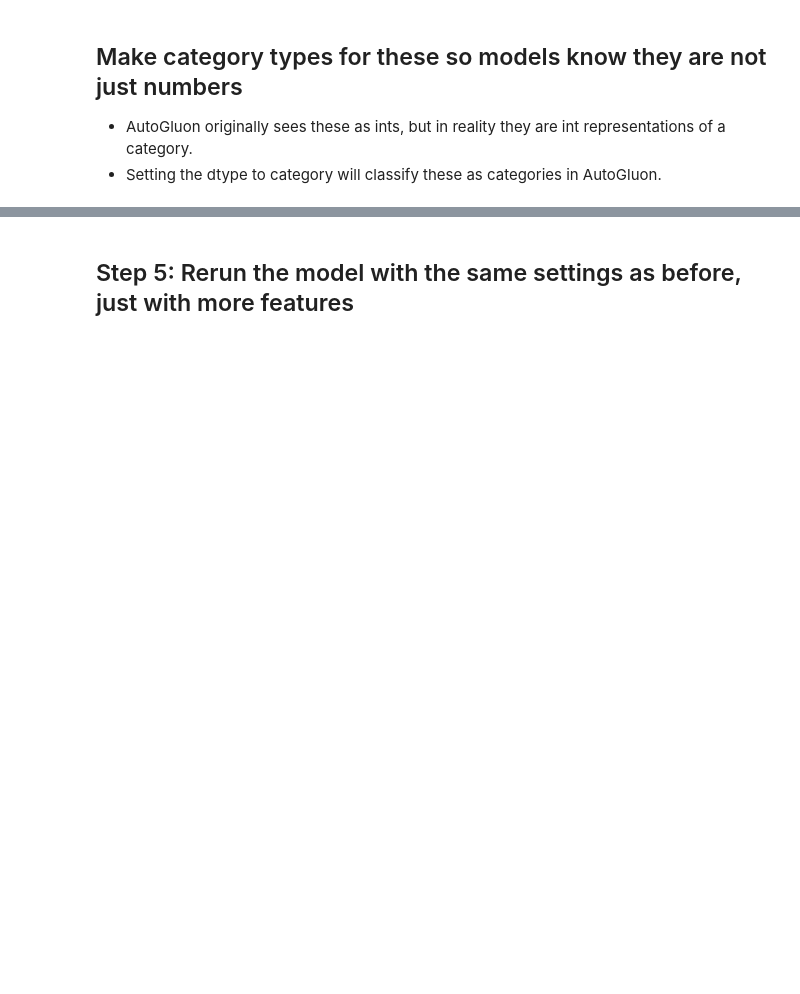
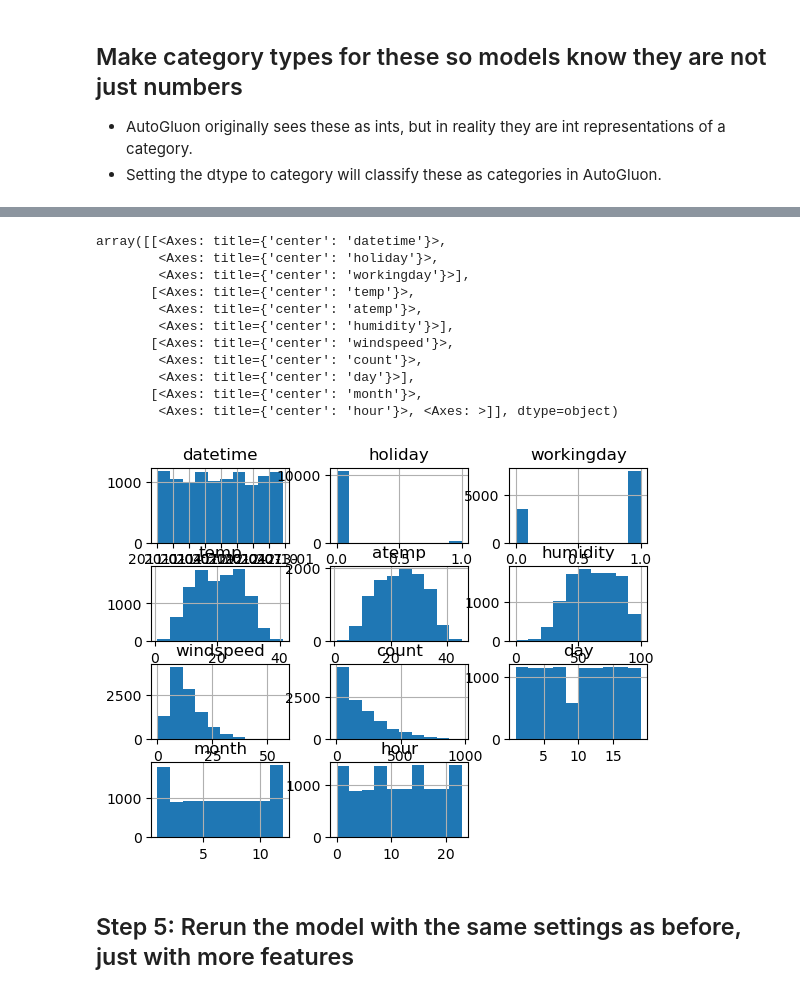
Before and after one commit to micaelleos/Udacity-Projects---cd0385-project-starter, a Jupyter notebook: project/project-template.ipynb, the cells around one changed output, grey strips where cells are left out. Saved outputs shown, nothing was run; the diff lists cells and outputs as text; code cells hidden in the pictures; blank space fills up the shorter version.

```diff
--- a/project/project-template.ipynb
+++ b/project/project-template.ipynb
@@ -283,0 +460,9 @@ test[?] = ?
+# %%
+# create a new feature
+train['day'] = train['datetime'].dt.day
+train['month'] = train['datetime'].dt.month
+train['hour'] = train['datetime'].dt.hour
+
+test['day'] = test['datetime'].dt.day
+test['month'] = test['datetime'].dt.month
+test['hour'] = test['datetime'].dt.hour
@@ -285,8 +479,10 @@ test[?] = ?
 ## Make category types for these so models know they are not just numbers
 * AutoGluon originally sees these as ints, but in reality they are int representations of a category.
 * Setting the dtype to category will classify these as categories in AutoGluon.
-# %%
-train["season"] = ?
-train["weather"] = ?
-test["season"] = ?
-test["weather"] = ?
+# %%
+season = {1:'spring',
+          2:'summer',
+          3:'fall',
+          4:'winter'}
+
+train["season"] = train['season'].apply(lambda x:season[x])
@@ -293,3 +491,13 @@ test["weather"] = ?
+# %%
+weather ={
+1: 'Clear, Few clouds, Partly cloudy, Partly cloudy',
+2: 'Mist + Cloudy, Mist + Broken clouds, Mist + Few clouds, Mist',
+3: 'Light Snow, Light Rain + Thunderstorm + Scattered clouds, Light Rain + Scattered clouds',
+4: 'Heavy Rain + Ice Pallets + Thunderstorm + Mist, Snow + Fog ',
+}
+
+train["weather"] = train['weather'].apply(lambda x: weather[x])
+test["weather"] = test['weather'].apply(lambda x: weather[x])
 # %%
 # View are new feature
 train.head()
@@ -296,5 +511,18 @@ train.head()
 # %%
 # View histogram of all features again now with the hour feature
-train.?
+train.hist()
+# %% [output]
+array([[<Axes: title={'center': 'datetime'}>,
+        <Axes: title={'center': 'holiday'}>,
+        <Axes: title={'center': 'workingday'}>],
+       [<Axes: title={'center': 'temp'}>,
+        <Axes: title={'center': 'atemp'}>,
+        <Axes: title={'center': 'humidity'}>],
+       [<Axes: title={'center': 'windspeed'}>,
+        <Axes: title={'center': 'count'}>,
+        <Axes: title={'center': 'day'}>],
+       [<Axes: title={'center': 'month'}>,
+        <Axes: title={'center': 'hour'}>, <Axes: >]], dtype=object)
+[figure, added]
 # %% [markdown]
 ## Step 5: Rerun the model with the same settings as before, just with more features
```
Also changed, not shown: parts of 51 cells of this notebook, 8 other files.
